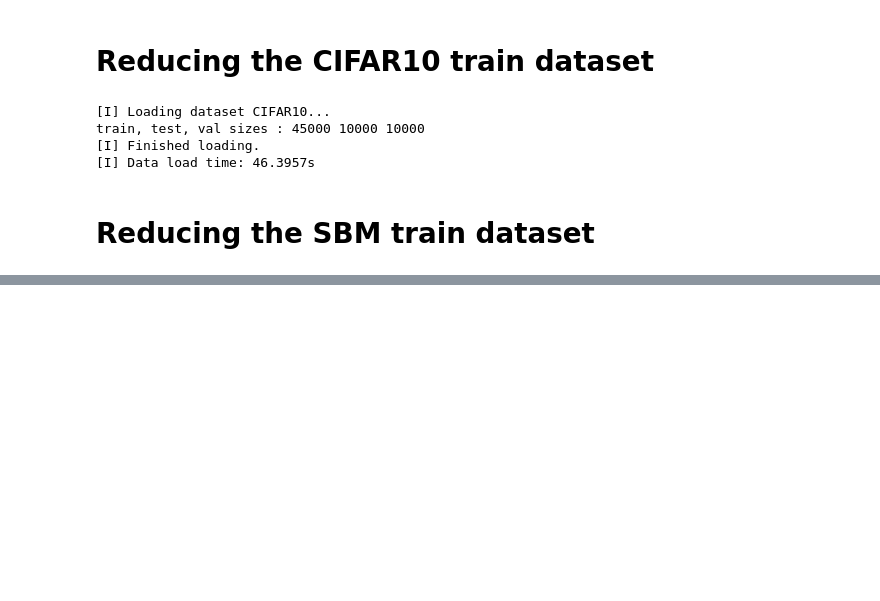
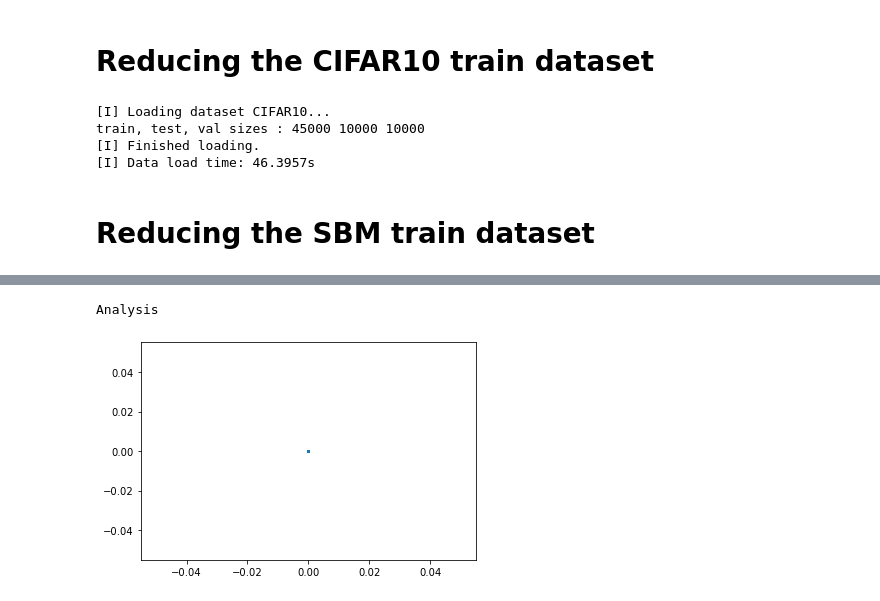
Before and after one commit to KadjelRamkisoen/ResearchProject1, a Jupyter notebook: WLColorRefinement/Testing WL-ColorRefinement.ipynb, the cells around one changed output, grey strips where cells are left out. Saved outputs shown, nothing was run; the diff lists cells and outputs as text; code cells hidden in the pictures; blank space fills up the shorter version.

Commit message:
Add Prepare Reduced Dataset
The Prepare Reduced Dataset contains the updated version for creating the reduced dataset.

```diff
--- a/WLColorRefinement/Testing WL-ColorRefinement.ipynb
+++ b/WLColorRefinement/Testing WL-ColorRefinement.ipynb
@@ -245,7 +254,7 @@ def store_reduction_data(file, original_graphs, reduced_graphs):
         writer.writerow(fieldnames)
 
         while i < len(reduced_graphs):
-            print('Graph ', i)
+#             print('Graph ', i)
             x = original_graphs.train.__getitem__(i)[0]
             y = reduced_graphs[i]
 #             nx_x = x.to_networkx()
@@ -257,7 +266,7 @@ def store_reduction_data(file, original_graphs, reduced_graphs):
                              y.number_of_nodes(),
                              round((((x.number_of_nodes() - y.number_of_nodes())/x.number_of_nodes())*100),2),
                              x.number_of_edges(),
-                             x.number_of_edges(),
+                             y.number_of_edges(),
                              round((((x.number_of_edges() - y.number_of_edges())/x.number_of_edges())*100),2)
                             ])
 
@@ -353,6 +362,9 @@ def create_scatter_plot(df):
 store_reduction_data('CompressionMNIST.csv', MNIST_graphs, MNIST_reduced_graphs[0])
 analyse_data(pd.read_csv (r'CompressionMNIST.csv'))
 # %%
-store_reduction_data('CompressionPATTERN.csv', SBM_PATTERN_graphs, PATTERN_reduced_graphs)
-analyse_data(pd.read_csv (r'CompressionPATTERN.csv'))
+store_reduction_data('CompressionPATTERN2.csv', SBM_PATTERN_graphs, SBM_PATTERN_reduced_graphs)
+create_scatter_plot(pd.read_csv (r'CompressionPATTERN2.csv'))
+# %% [output]
+Analysis
+[figure, added]
 # %%
```
Also changed, not shown: parts of 3 cells of this notebook, 5 other files.
